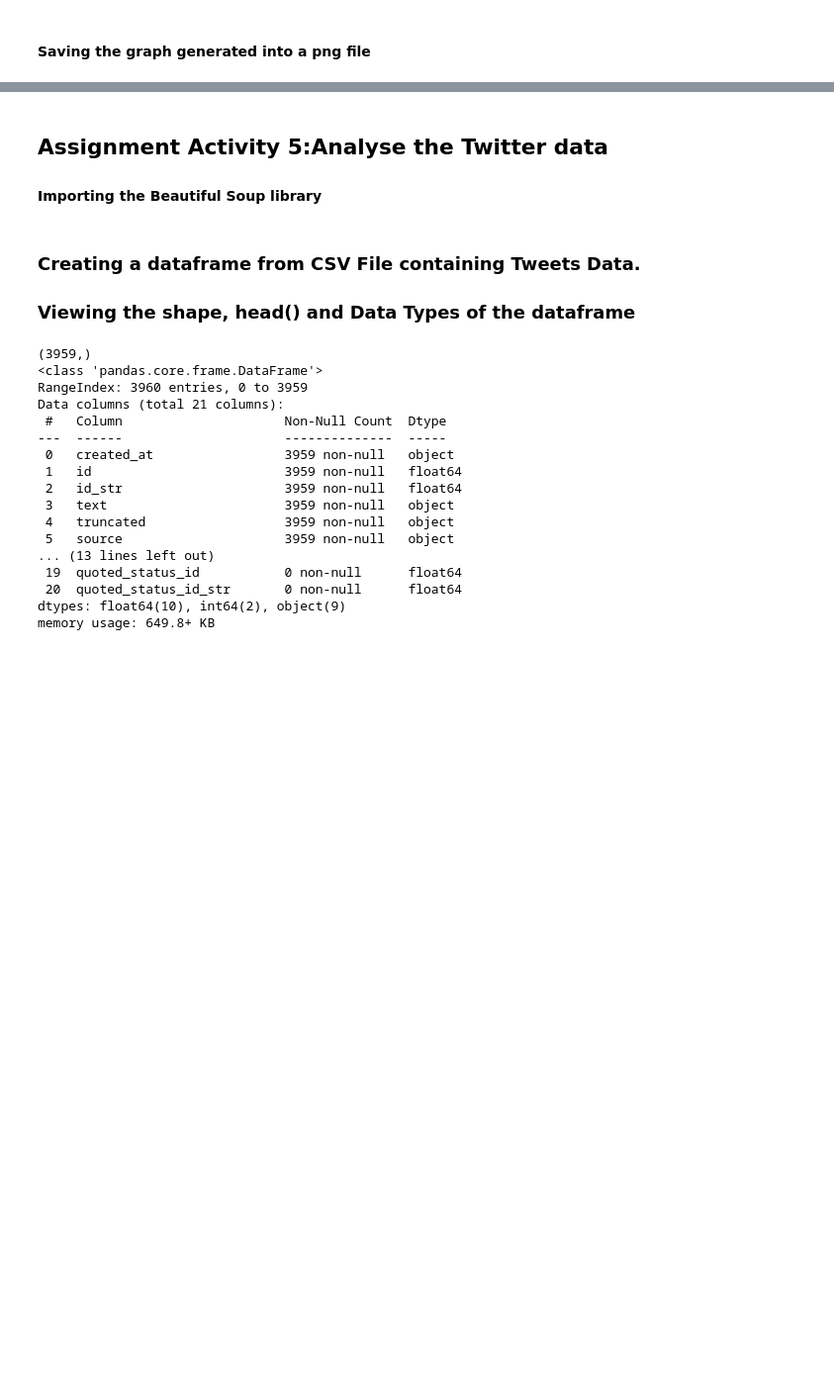
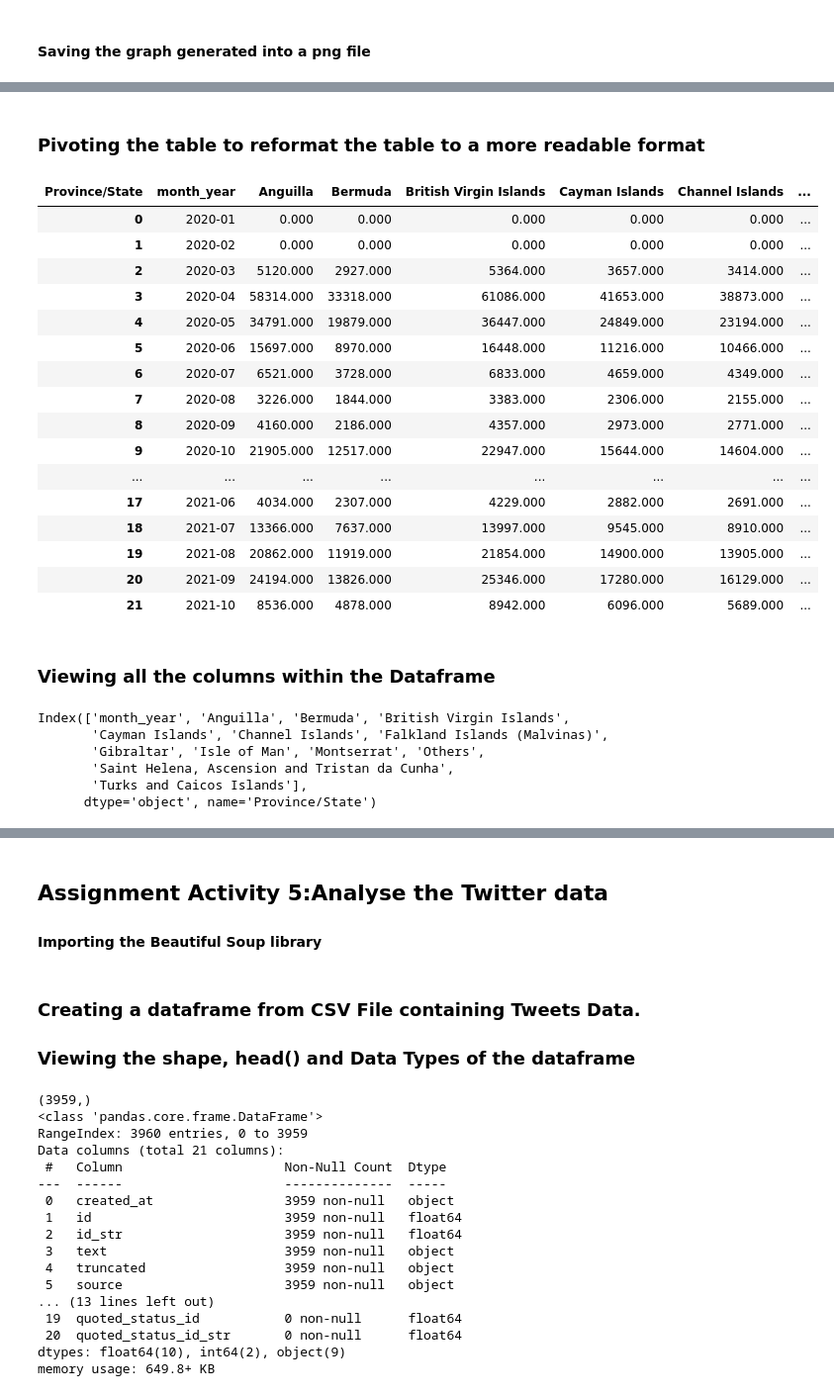
Before and after one commit to shaunanilson/Covid19_Analysis_LSE, a Jupyter notebook: Final Assignment - Uk Covid Cases.ipynb, the cells around one changed output, grey strips where cells are left out. Shown at 99% size. Saved outputs shown, nothing was run; the diff lists cells and outputs as text; code cells hidden in the pictures; blank space fills up the shorter version.

```diff
--- a/Final Assignment - Uk Covid Cases.ipynb
+++ b/Final Assignment - Uk Covid Cases.ipynb
@@ -595,0 +622,36 @@ fig.savefig('/Users/shaunman/Desktop/Monthly Recoveries across all regions.png')
+# %% [markdown]
+### Pivoting the table to reformat the table to a more readable format
+# %%
+#Pivot the table to create a more readable format of the deaths across all regions
+lineplot_c=hos_b.pivot_table(index='month_year', columns='Province/State', values='Hospitalised').reset_index()
+lineplot_c
+# %% [output]
+| Province/State | month_year | Anguilla | Bermuda | British Virgin Islands | Cayman Islands | Channel Islands | ... |
+| 0 | 2020-01 | 0.000 | 0.000 | 0.000 | 0.000 | 0.000 | ... |
+| 1 | 2020-02 | 0.000 | 0.000 | 0.000 | 0.000 | 0.000 | ... |
+| 2 | 2020-03 | 5120.000 | 2927.000 | 5364.000 | 3657.000 | 3414.000 | ... |
+| 3 | 2020-04 | 58314.000 | 33318.000 | 61086.000 | 41653.000 | 38873.000 | ... |
+| 4 | 2020-05 | 34791.000 | 19879.000 | 36447.000 | 24849.000 | 23194.000 | ... |
+| 5 | 2020-06 | 15697.000 | 8970.000 | 16448.000 | 11216.000 | 10466.000 | ... |
+| 6 | 2020-07 | 6521.000 | 3728.000 | 6833.000 | 4659.000 | 4349.000 | ... |
+| 7 | 2020-08 | 3226.000 | 1844.000 | 3383.000 | 2306.000 | 2155.000 | ... |
+| 8 | 2020-09 | 4160.000 | 2186.000 | 4357.000 | 2973.000 | 2771.000 | ... |
+| 9 | 2020-10 | 21905.000 | 12517.000 | 22947.000 | 15644.000 | 14604.000 | ... |
+| ... | ... | ... | ... | ... | ... | ... | ... |
+| 17 | 2021-06 | 4034.000 | 2307.000 | 4229.000 | 2882.000 | 2691.000 | ... |
+| 18 | 2021-07 | 13366.000 | 7637.000 | 13997.000 | 9545.000 | 8910.000 | ... |
+| 19 | 2021-08 | 20862.000 | 11919.000 | 21854.000 | 14900.000 | 13905.000 | ... |
+| 20 | 2021-09 | 24194.000 | 13826.000 | 25346.000 | 17280.000 | 16129.000 | ... |
+| 21 | 2021-10 | 8536.000 | 4878.000 | 8942.000 | 6096.000 | 5689.000 | ... |
+# %% [markdown]
+### Viewing all the columns within the Dataframe
+# %%
+# View the column names.
+print(lineplot_c.columns)
+# %% [output]
+Index(['month_year', 'Anguilla', 'Bermuda', 'British Virgin Islands',
+       'Cayman Islands', 'Channel Islands', 'Falkland Islands (Malvinas)',
+       'Gibraltar', 'Isle of Man', 'Montserrat', 'Others',
+       'Saint Helena, Ascension and Tristan da Cunha',
+       'Turks and Caicos Islands'],
+      dtype='object', name='Province/State')
```
Also changed, not shown: parts of 17 cells of this notebook, 1 other file.
